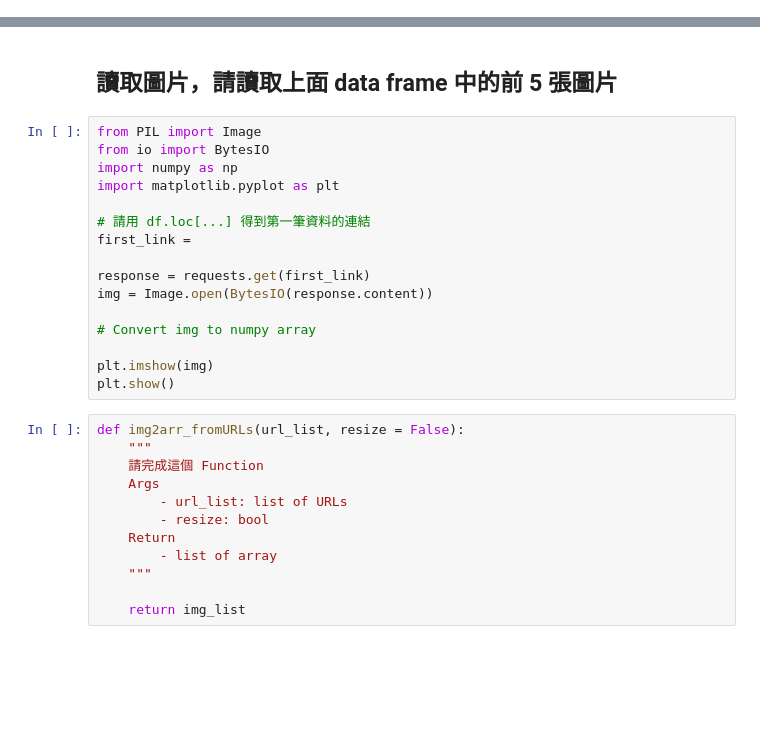
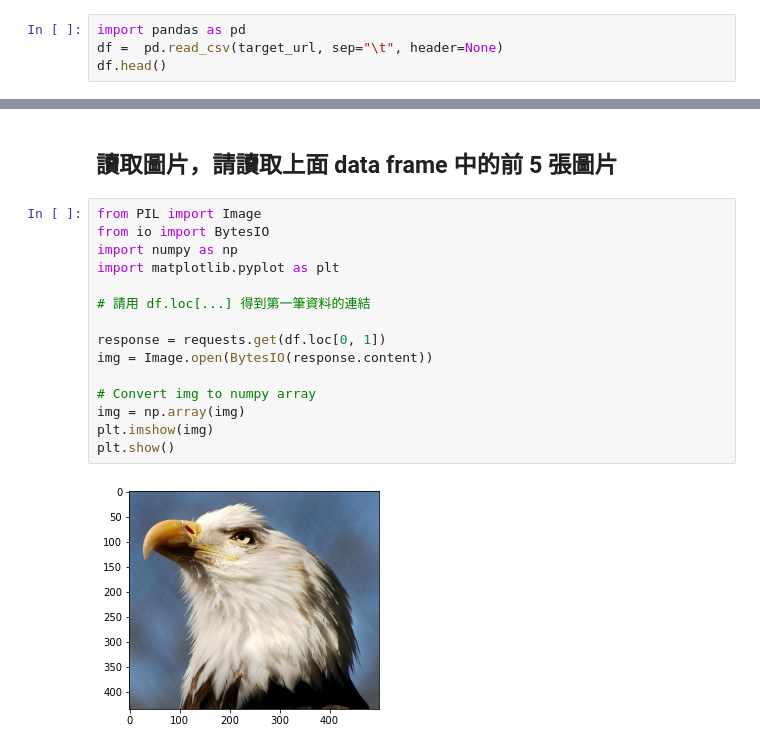
Before and after one commit to cz0824chris/ML100Days, a Jupyter notebook: homework/Day_005-2_HW.ipynb, the cells around one changed output, grey strips where cells are left out. Cells and saved outputs as stored; diff of their text form; blank space fills up the shorter version.

```diff
--- a/homework/Day_005-2_HW.ipynb
+++ b/homework/Day_005-2_HW.ipynb
@@ -49,0 +43,4 @@ SyntaxError: invalid syntax (<ipython-input-27-4dbf082978d8>, line 2)
+# %%
+import pandas as pd
+df =  pd.read_csv(target_url, sep="\t", header=None)
+df.head()
@@ -52,29 +56,18 @@ SyntaxError: invalid syntax (<ipython-input-27-4dbf082978d8>, line 2)
 # %%
 from PIL import Image
 from io import BytesIO
 import numpy as np
 import matplotlib.pyplot as plt
 
 # 請用 df.loc[...] 得到第一筆資料的連結
-first_link =
 
-response = requests.get(first_link)
+response = requests.get(df.loc[0, 1])
 img = Image.open(BytesIO(response.content))
 
 # Convert img to numpy array
-
+img = np.array(img)
 plt.imshow(img)
 plt.show()
+# %% [output]
+[figure, added]
-# %%
-def img2arr_fromURLs(url_list, resize = False):
-    """
-    請完成這個 Function
-    Args
-        - url_list: list of URLs
-        - resize: bool
-    Return
-        - list of array
-    """
-
-    return img_list
 # %%
```
Also changed, not shown: parts of 3 cells of this notebook.
